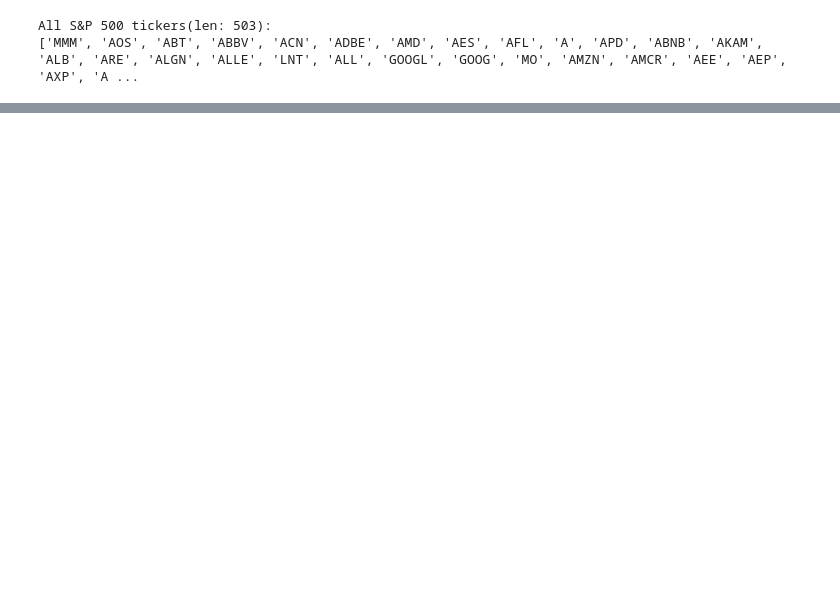
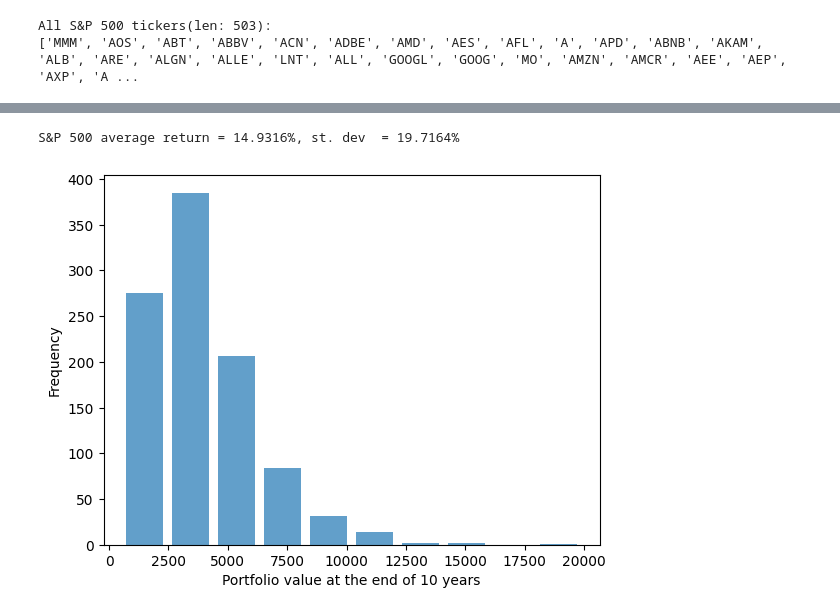
Before and after one commit to SerhiiDolhopolov/portfolio_optimization, a Jupyter notebook: main.ipynb, the cells around one changed output, grey strips where cells are left out. Cells and saved outputs as stored; diff of their text form; code cells hidden in the pictures; blank space fills up the shorter version.

```diff
--- a/main.ipynb
+++ b/main.ipynb
@@ -235,0 +173,6 @@ sp500_train_df
+# %%
+future_df = sp500_train_df.reset_index()
+future_df = future_df[['Date', 'Close']]
+future_df['Date'] = pd.to_datetime(future_df['Date'])
+future_df = future_df.set_index('Date').resample('YE').last()
+future_df.tail()
@@ -235,0 +187,5 @@ sp500_train_df
+# %%
+future_df[['Close']] = future_df[['Close']].apply(pd.to_numeric)
+future_df['returns'] = future_df['Close'] / future_df['Close'].shift(1) -1
+future_df = future_df.dropna()
+print (future_df['returns'])
@@ -235,0 +200,28 @@ sp500_train_df
+# %%
+future_mean_ret = float(future_df[['returns']].mean().iloc[0])
+future_std_ret = float(future_df[['returns']].std().iloc[0])
+print ("S&P 500 average return = %g%%, st. dev  = %g%%" % (100*future_mean_ret, 100*future_std_ret))
+# %% [output]
+S&P 500 average return = 14.9316%, st. dev  = 19.7164%
+# %%
+v0 = 1000
+n_scenarios = 1000
+years = 10
+
+r_period10 = np.random.normal(
+    future_mean_ret,
+    future_std_ret,
+    (n_scenarios, years)
+)
+# %%
+v10 = np.prod(1 + r_period10, axis=1) * v0
+
+hist, bins = np.histogram(v10, bins=10)
+positions = (bins[:-1] + bins[1:]) / 2
+width = (bins[1] - bins[0]) * 0.8
+plt.bar(positions, hist, width=width, align='center', alpha=0.7)
+plt.xlabel('Portfolio value at the end of 10 years')
+plt.ylabel('Frequency')
+plt.show()
+# %% [output]
+[figure, added]
```
Also changed, not shown: parts of 86 cells of this notebook, 12 other files.
